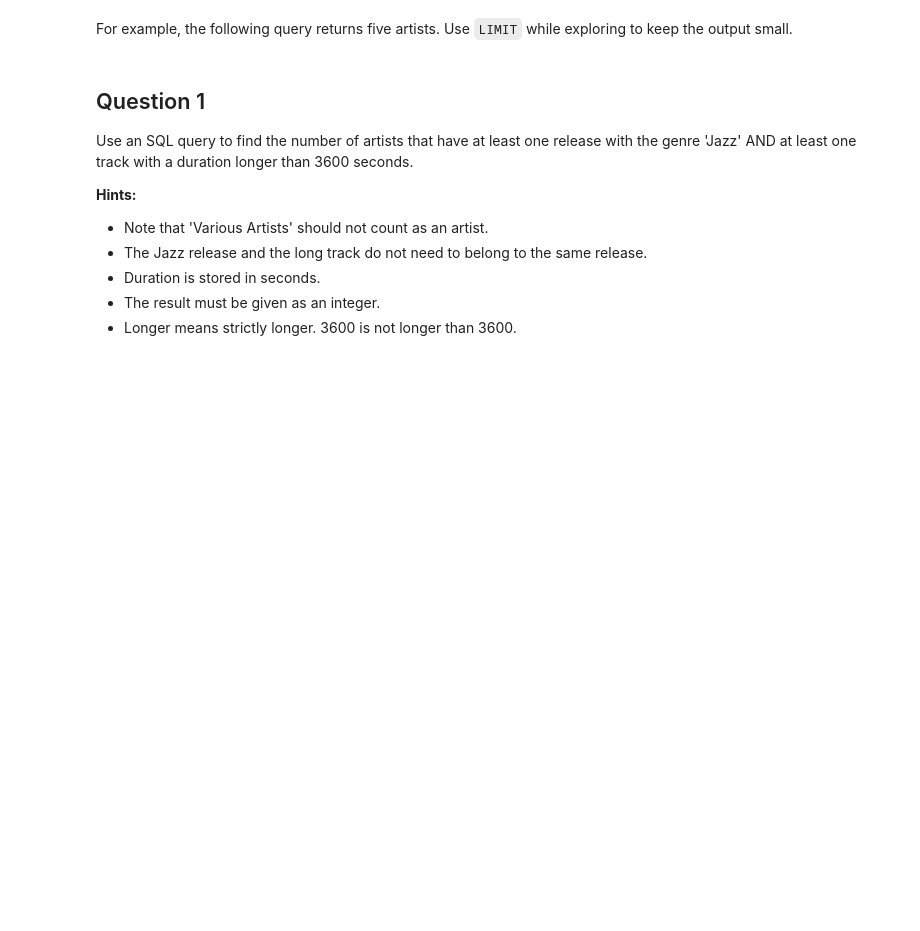
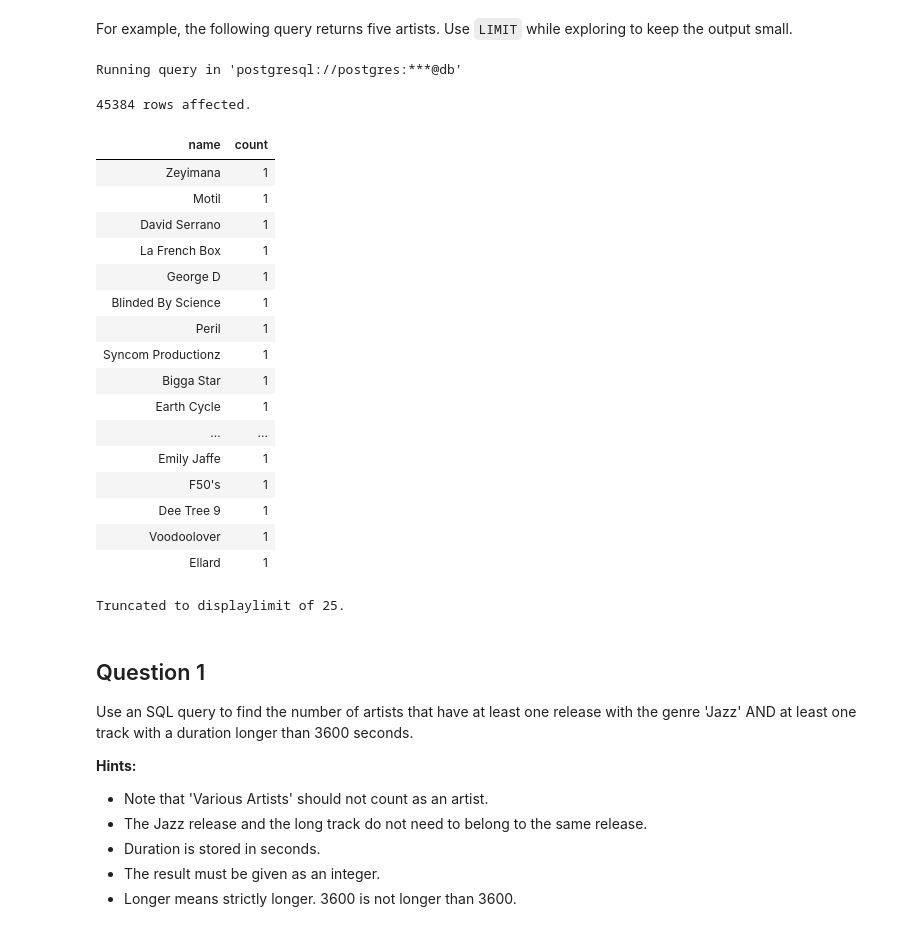
Before and after one commit to mpelossi/Big-Data, a Jupyter notebook: exam_docker_lab/notebooks/bigdata-exercises/Big_Data/exercise01/Exercise01_SQL_Moodle.ipynb, the cells around one changed output. Saved outputs shown, nothing was run; the diff lists cells and outputs as text; code cells hidden in the pictures; blank space fills up the shorter version.

```diff
--- a/exam_docker_lab/notebooks/bigdata-exercises/Big_Data/exercise01/Exercise01_SQL_Moodle.ipynb
+++ b/exam_docker_lab/notebooks/bigdata-exercises/Big_Data/exercise01/Exercise01_SQL_Moodle.ipynb
@@ -63,10 +91,30 @@ ORDER BY table_name, ordinal_position;
 For example, the following query returns five artists. Use `LIMIT` while exploring to keep the output small.
 # %%
 %%sql
-SELECT artist_id, name
-FROM artists
-ORDER BY artist_id
-LIMIT 5;
+SELECT DISTINCT name , count(*) as count
+FROM artists a
+GROUP BY name;
+# %% [output]
+Running query in 'postgresql://postgres:***@db'
+45384 rows affected.
+| name | count |
+| Zeyimana | 1 |
+| Motil | 1 |
+| David Serrano | 1 |
+| La French Box | 1 |
+| George D | 1 |
+| Blinded By Science | 1 |
+| Peril | 1 |
+| Syncom Productionz | 1 |
+| Bigga Star | 1 |
+| Earth Cycle | 1 |
+| ... | ... |
+| Emily Jaffe | 1 |
+| F50's | 1 |
+| Dee Tree 9 | 1 |
+| Voodoolover | 1 |
+| Ellard | 1 |
+Truncated to displaylimit of 25.
 # %% [markdown]
 ## Question 1
 
```
Also changed, not shown: parts of 6 cells of this notebook, 6 other files.
